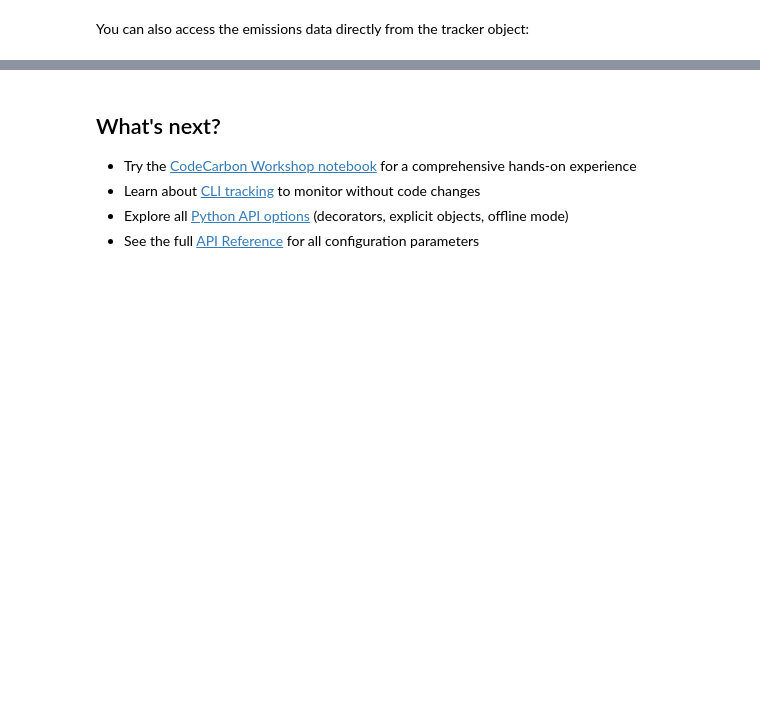
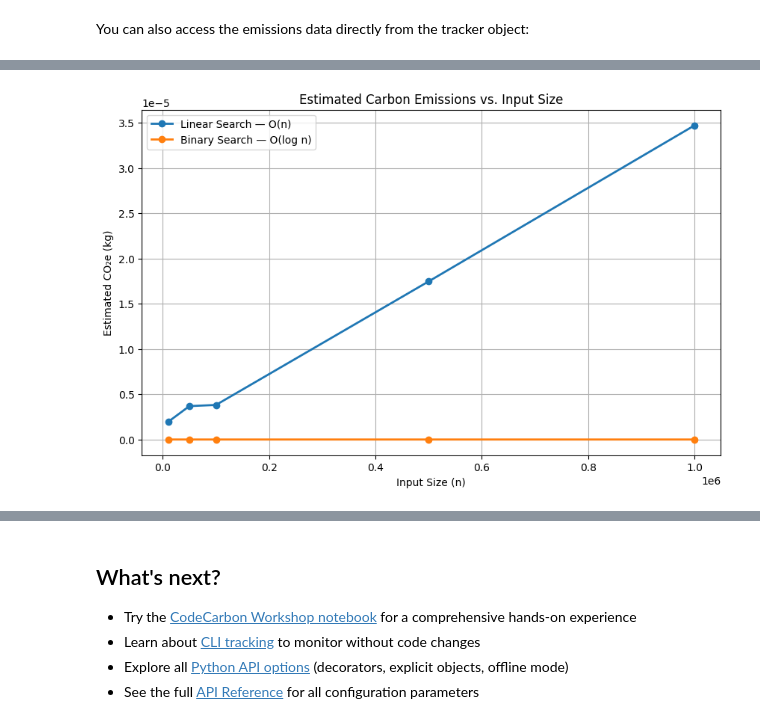
Before and after one commit to ghobrosg/codecarbon-demo, a Jupyter notebook: docs/tutorials/first-tracking.ipynb, the cells around one changed output, grey strips where cells are left out. Cells and saved outputs as stored; diff of their text form; code cells hidden in the pictures; blank space fills up the shorter version.

```diff
--- a/docs/tutorials/first-tracking.ipynb
+++ b/docs/tutorials/first-tracking.ipynb
@@ -209,3 +201,31 @@ scaling_df
+# %%
+plt.figure(figsize=(10, 6))
+
+plt.plot(
+    scaling_df["Input Size"],
+    scaling_df["Linear CO2e"],
+    marker="o",
+    linewidth=2,
+    label="Linear Search — O(n)"
+)
+
+plt.plot(
+    scaling_df["Input Size"],
+    scaling_df["Binary CO2e"],
+    marker="o",
+    linewidth=2,
+    label="Binary Search — O(log n)"
+)
+
+plt.xlabel("Input Size (n)")
+plt.ylabel("Estimated CO₂e (kg)")
+plt.title("Estimated Carbon Emissions vs. Input Size")
+plt.legend()
+plt.grid(True)
+
+plt.show()
+# %% [output]
+[figure, added]
 # %%
 plt.figure(figsize=(10, 6))
 
```
Also changed, not shown: parts of 9 cells of this notebook.
